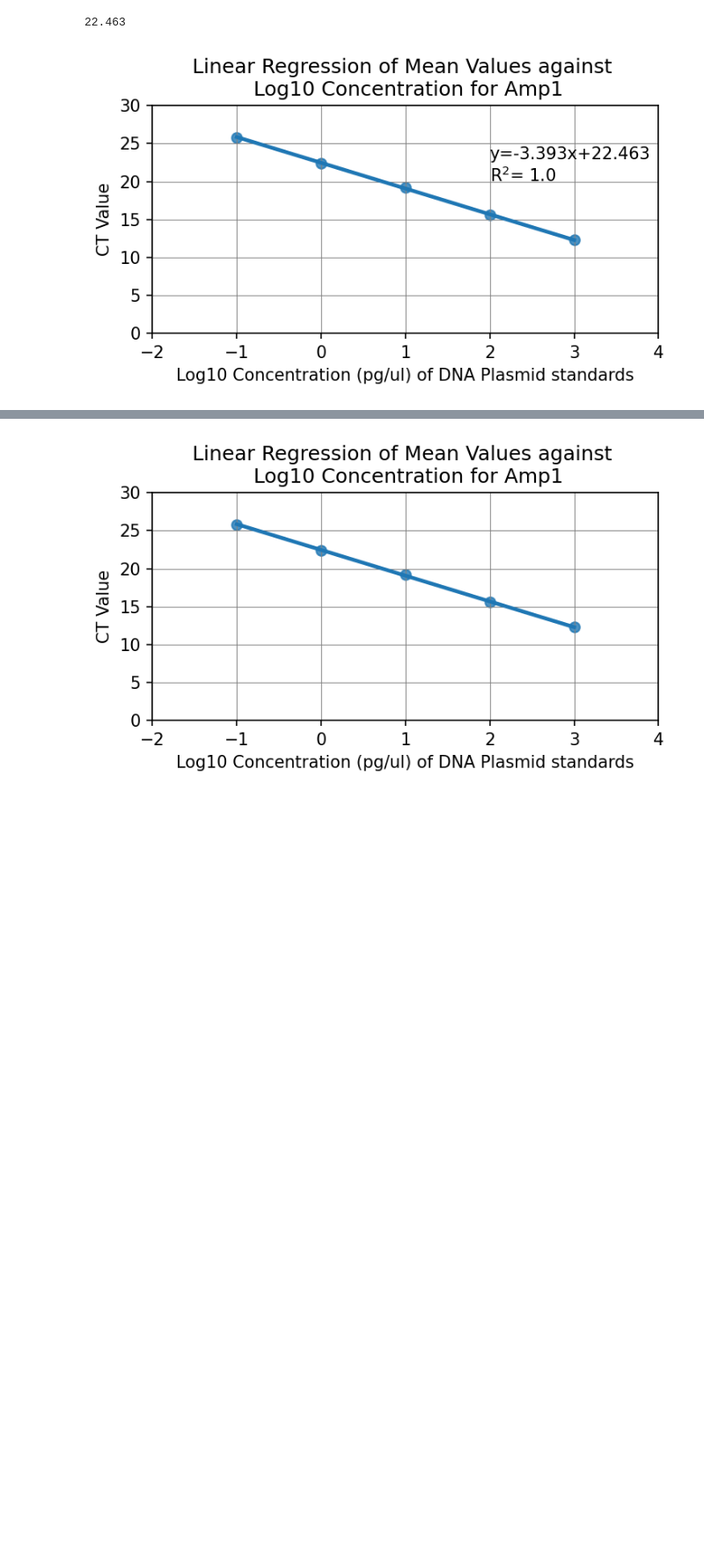
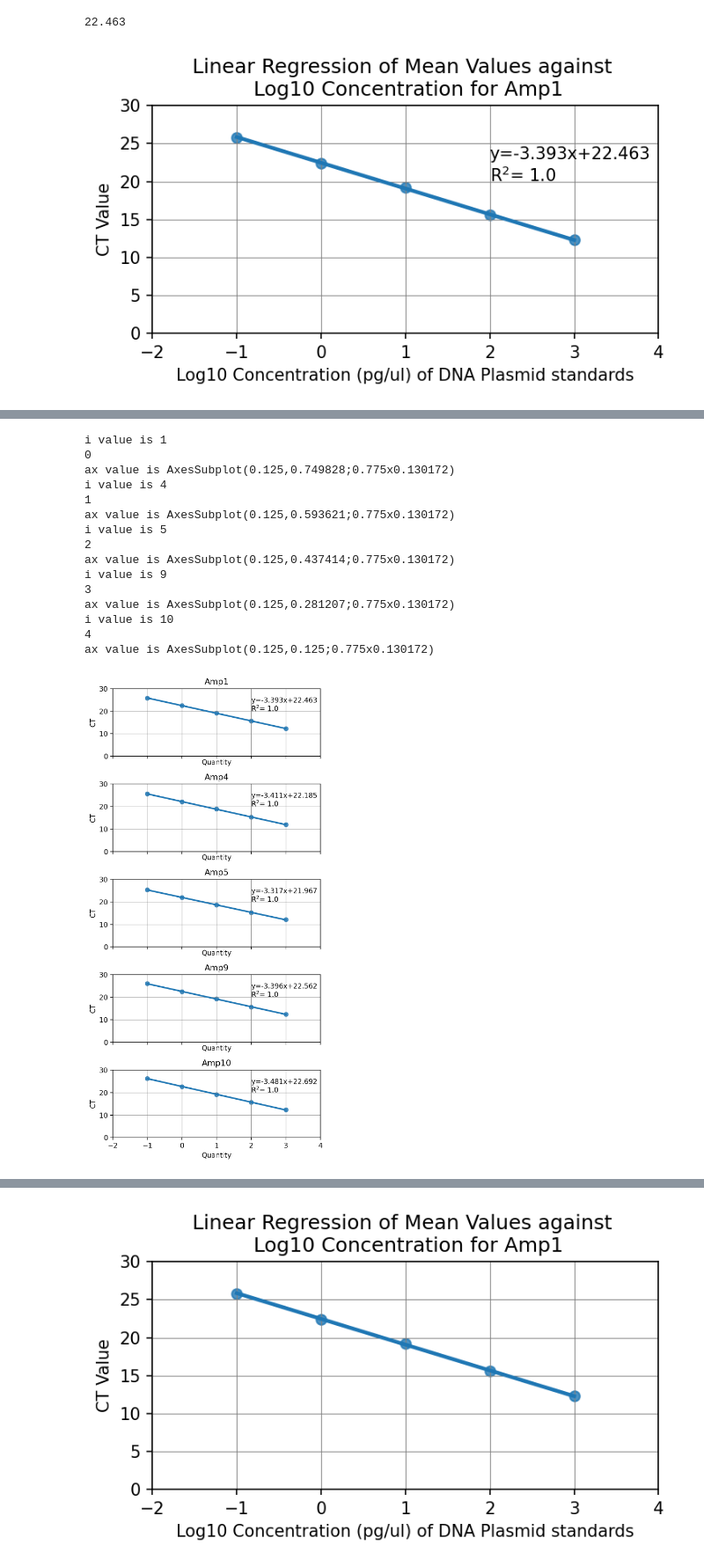
Before and after one commit to harAtEA/residual-plasmid-python, a Jupyter notebook: residual plasmid/compiled primer runs 2 to 5.ipynb, the cells around one changed output, grey strips where cells are left out. Shown at 88% size. Cells and saved outputs as stored; diff of their text form; code cells hidden in the pictures; blank space fills up the shorter version.

```diff
--- a/residual plasmid/compiled primer runs 2 to 5.ipynb
+++ b/residual plasmid/compiled primer runs 2 to 5.ipynb
@@ -985,0 +1068,8 @@ plt.tight_layout()
+# %%
+
+# again we have to create a dictionary to carry our for loops with vhanging variable name
+dict_for_amp = {}
+for n in [1,4,5,9,10]:
+    dict_for_amp['Amp'+str(n)] = dict_amp['Amp'+str(n)]
+    print('Amp'+str(n))
+    print(dict_for_amp['Amp'+str(n)])
@@ -985,0 +1108,70 @@ plt.tight_layout()
+# %%
+## testing plots with subplots with loop # works!!!!
+#fig, ((ax1,ax2),(ax3,ax4),(ax5,ax6)) = plt.subplots(nrows=3,ncols=2,
+#                                                    figsize=(10,8),
+#                                                    #dpi=300,
+#                                                    #tight_layout=True,
+#                                                    sharex=True)
+
+# defining a subplot object with 5 rows and 1 column; enabled tight_layout to ensure axes appear properly
+fig, axs = plt.subplots(nrows=5,ncols=1,figsize=(5,10),sharex=True,tight_layout=True,dpi=200)
+
+
+
+# loop to create the plots
+## here we are passing in 3 things to the for loop: the flattened array of the axs 'ax',
+## the index 'n' and the Amplicon value 'i'. and we zip them up. note that since axs.revel() returns too many
+## values, we have to define a 'sub-tuple' called (n,i)
+for ax,(n,i) in zip(axs.ravel(),enumerate([1,4,5,9,10])):
+    print('i value is '+ str(i)) # check
+    print(n) # check
+    print('ax value is ' +str(ax)) # check
+
+    # creating the plot
+    sns.regplot(data='Amp'+str(i),
+           x=dict_for_amp['Amp'+str(i)].groupby(by='Quantity').mean().index,
+           y=dict_for_amp['Amp'+str(i)].groupby(by='Quantity').mean()['CT'],
+            ax=ax # defining the axes of the plot to the ax value that we zipped
+          )
+    # setting the title
+    ax.set_title('Amp'+str(i))
+
+    # showing the grid line
+    ax.grid(which='major',
+         axis='both',
+        color='grey',
+         linestyle='-',
+         linewidth=0.5)
+
+    # showing the regresion statistics
+    ax.annotate("y={}x+{}\nR$^2$= {}".format(reg_stats['slope'][n].round(decimals=3),
+                                         reg_stats['intercept'][n].round(decimals=3),
+                                         -1 * reg_stats['r_value'][n].round(decimals=3)
+                                        ),
+             xy=(2,20)
+            )
+
+    # setting the axes limits
+    plt.setp(ax,
+             xlim = (-2,4),
+             ylim= (0,30)
+        )
+
+plt.savefig('compiledPlots.png')
+# %% [output]
+i value is 1
+0
+ax value is AxesSubplot(0.125,0.749828;0.775x0.130172)
+i value is 4
+1
+ax value is AxesSubplot(0.125,0.593621;0.775x0.130172)
+i value is 5
+2
+ax value is AxesSubplot(0.125,0.437414;0.775x0.130172)
+i value is 9
+3
+ax value is AxesSubplot(0.125,0.281207;0.775x0.130172)
+i value is 10
+4
+ax value is AxesSubplot(0.125,0.125;0.775x0.130172)
+[figure, added]
```
Also changed, not shown: parts of 10 cells of this notebook, 1 other file.
